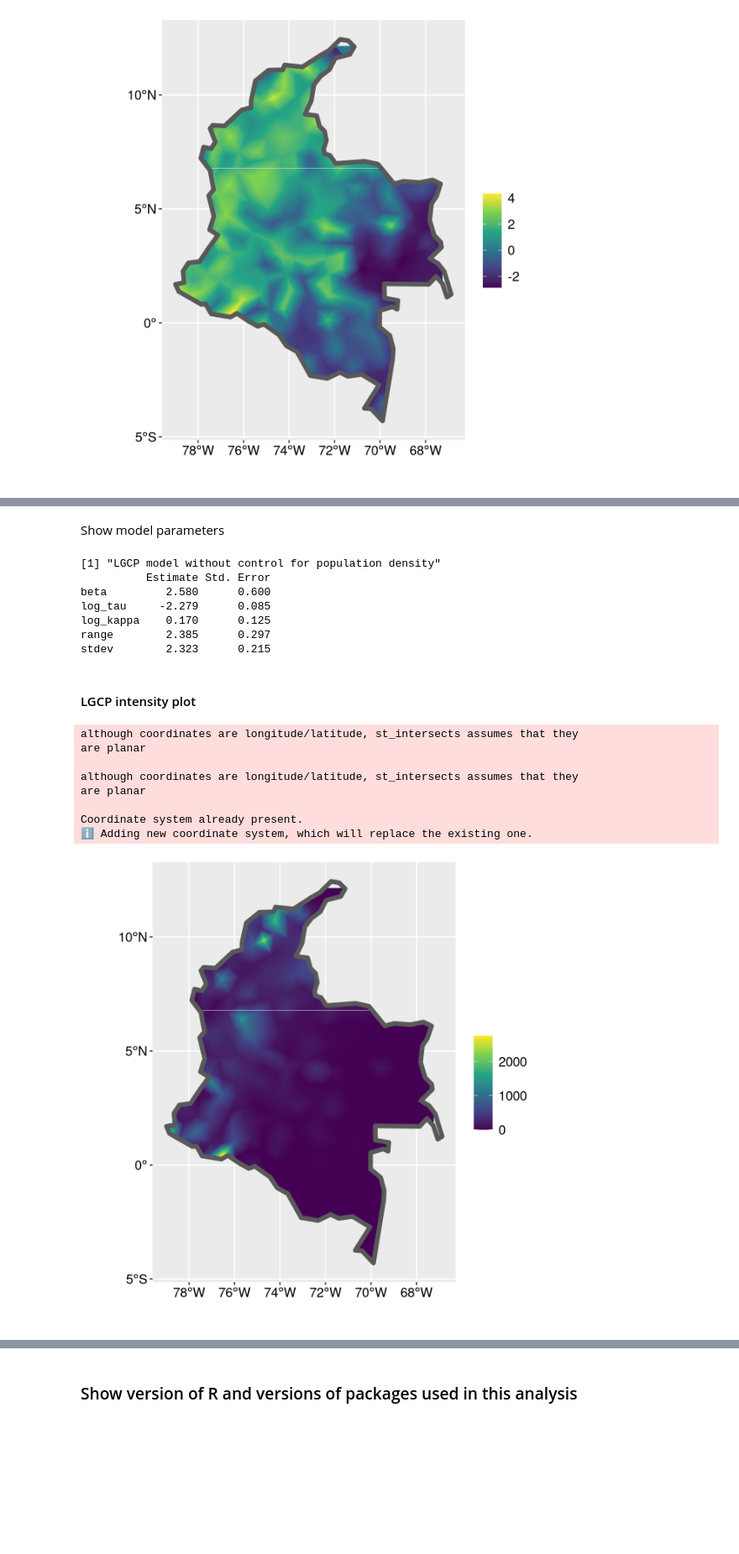
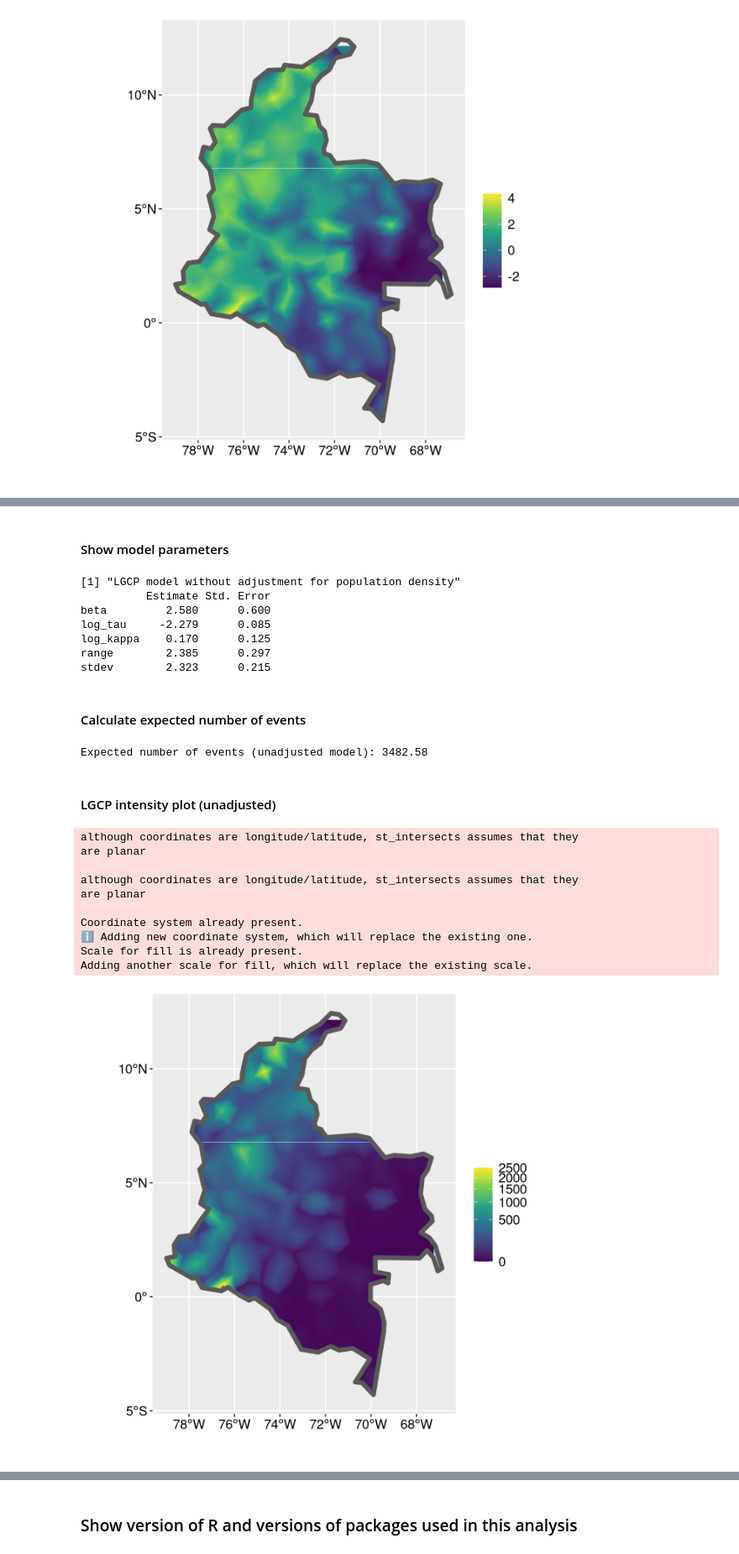
Before and after one commit to ElisavetPappa/col-conflict-sv, a Jupyter notebook: Pappa_et_al_EntireConflict.ipynb, the cells around one changed output, grey strips where cells are left out. Shown at 84% size. Cells and saved outputs as stored; diff of their text form; code cells hidden in the pictures; blank space fills up the shorter version.

```diff
--- a/Pappa_et_al_EntireConflict.ipynb
+++ b/Pappa_et_al_EntireConflict.ipynb
@@ -56,6 +52,10 @@ library(colmaps)           # Maps of Colombia
 # %%
 # Set random seed for reproducibility
 set.seed(7550822)
+# %%
+# Path to data files and output directory
+data_path <- "/home/main/data/ColSVData/"
+output_dir <- "/home/main/data/ColSVOutput/"
 # %% [markdown]
 ### Import conflict event data files
 # %%
@@ -166,7 +163,7 @@ combined_data$Date <- as.POSIXct(combined_data$DateString, format = "%Y-%m-%d",
 
 # Recode violence event types
 combined_data <- combined_data %>%
-  plyr::mutate(EventType = case_when(
+  dplyr::mutate(EventType = case_when(
     source_file == "VictimasAB_202409.xlsx" ~ "AB", # Acciones Bélicas
     source_file == "VictimasAP_202409.xlsx" ~ "AP", # Ataques Poblaciones
     source_file == "VictimasAS_202409.xlsx" ~ "AS", # Asesinatos selectivos
@@ -546,39 +566,60 @@ fit <- fit_lgcp(locs = locs, sf = colombia, smesh = smesh,
 
 lgcp_model_coefs <- get_coefs(fit)
 # %% [markdown]
-Show model parameters
+#### Show model parameters
 # %%
-print("LGCP model without control for population density")
+print("LGCP model without adjustment for population density")
 print(round(lgcp_model_coefs, 3))
 # %% [output]
-[1] "LGCP model without control for population density"
+[1] "LGCP model without adjustment for population density"
           Estimate Std. Error
 beta         2.580      0.600
 log_tau     -2.279      0.085
 log_kappa    0.170      0.125
 range        2.385      0.297
 stdev        2.323      0.215
+# %% [markdown]
+#### Calculate expected number of events
+# %%
+## get weights used
+w <- get_weights(smesh, sf = colombia)$weights
+
+## extract field values at mesh nodes
+f <- get_fields(fit_with_covariate, smesh)
+expected_events <- sum(w * exp(f + get_coefs(fit_with_covariate)[1, 1]))
+
+# Print result
+cat("Expected number of events (unadjusted model):", expected_events, "\n")
+# %% [output]
+Expected number of events (unadjusted model): 3482.58
 # %% [markdown]
-#### LGCP intensity plot
+#### LGCP intensity plot (unadjusted)
 # %%
 lambda_plot <- show_lambda(fit, smesh, sf = colombia, clip = TRUE)
 
-lambda_plot +
-  #scale_fill_viridis_c(option = "plasma") +
+lambda_plot <- lambda_plot +
+  scale_fill_viridis_c(option = "viridis", trans = "sqrt", limits = c(0, 2500)) +
   theme(text = element_text(size = 14, color = "black"),
         axis.title = element_text(size = 16, color = "black"),
         axis.text = element_text(size = 12, color = "black"),
         plot.title = element_text(size = 18, color = "black"),
         legend.text = element_text(size = 12, color = "black"),
         legend.title = element_text(size = 14, color = "black"))
+
+lambda_plot
+
+# Save figure to output directory
+ggsave(paste0(output_dir, "FigureS2A_lgcp_unadj.png"), width = 6, height = 6, dpi = 300)
 # %% [output]
 although coordinates are longitude/latitude, st_intersects assumes that they
 are planar
 
 although coordinates are longitude/latitude, st_intersects assumes that they
 are planar
 
 Coordinate system already present.
 ℹ Adding new coordinate system, which will replace the existing one.
+Scale for fill is already present.
+Adding another scale for fill, which will replace the existing scale.
-[figure, old version]
+[figure, new version]
 # %% [markdown]
```
Also changed, not shown: parts of 56 cells of this notebook, 1 other file.
